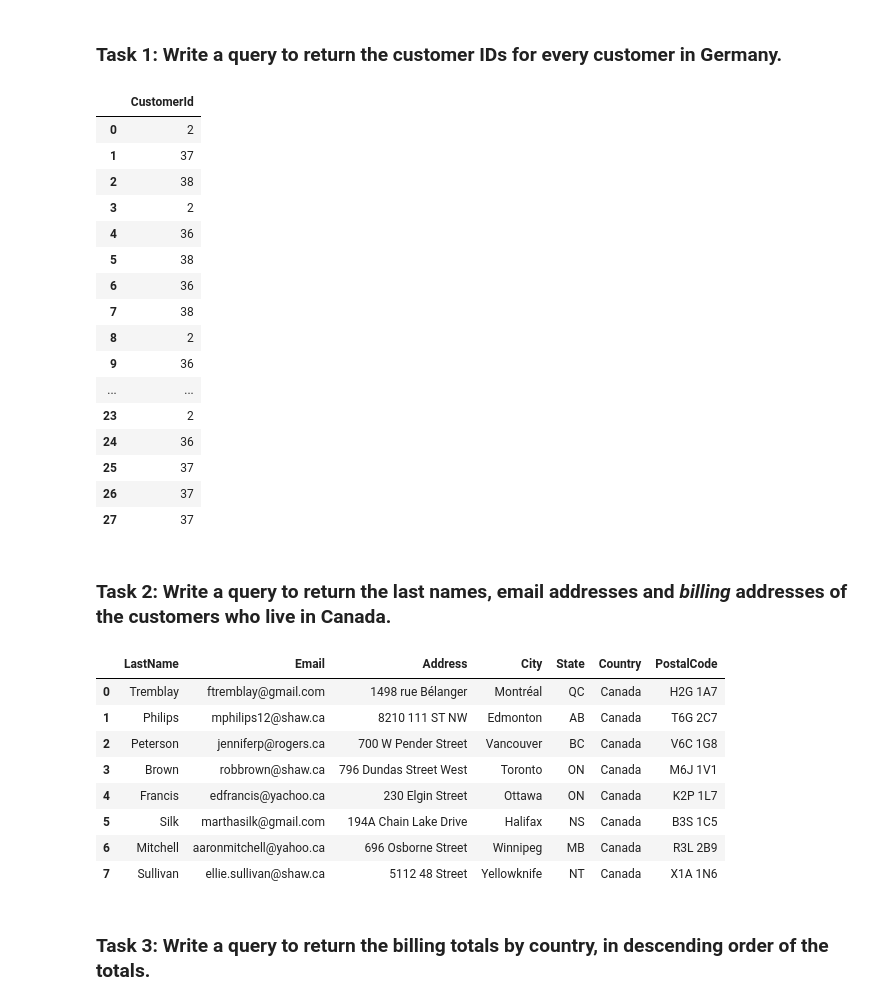
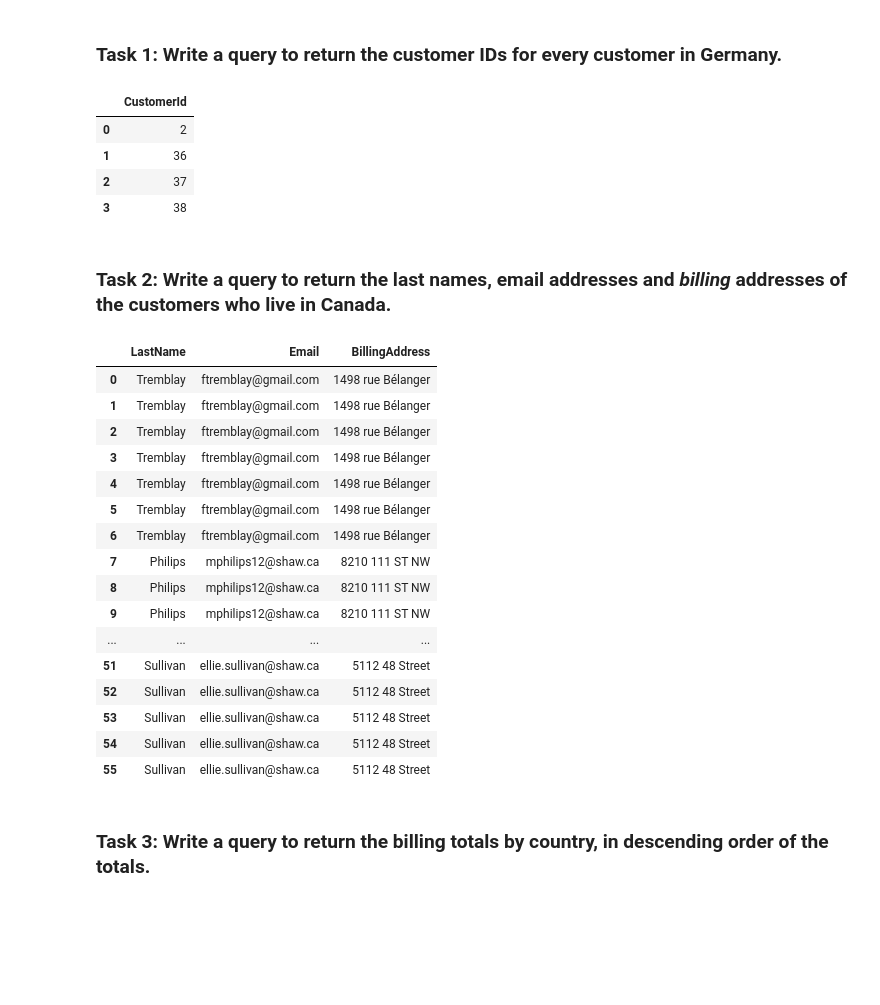
Before and after one commit to karisteph/NATL-DS-021924, a Jupyter notebook: Phase2/CodeChallengeReview/P2-Code-Challenge-Review-V3.ipynb, the cells around one changed output. Drawn from its saved outputs; the diff is of its cells as text; code cells hidden in the pictures; blank space fills up the shorter version.

```diff
--- a/Phase2/CodeChallengeReview/P2-Code-Challenge-Review-V3.ipynb
+++ b/Phase2/CodeChallengeReview/P2-Code-Challenge-Review-V3.ipynb
@@ -50,55 +50,47 @@ pd.read_sql(
 pd.read_sql(
     """
     SELECT CustomerId
-    FROM Invoice
-    WHERE BillingCountry = 'Germany'
+    FROM Customer
+    WHERE Country = 'Germany'
     """, conn
 )
 # %% [output]
 |  | CustomerId |
 | 0 | 2 |
-| 1 | 37 |
-| 2 | 38 |
-| 3 | 2 |
-| 4 | 36 |
-| 5 | 38 |
-| 6 | 36 |
-| 7 | 38 |
-| 8 | 2 |
-| 9 | 36 |
-| ... | ... |
-| 23 | 2 |
-| 24 | 36 |
-| 25 | 37 |
-| 26 | 37 |
-| 27 | 37 |
+| 1 | 36 |
+| 2 | 37 |
+| 3 | 38 |
 # %% [markdown]
 ### Task 2: Write a query to return the last names, email addresses and *billing* addresses of the customers who live in Canada.
 # %%
 #
 
 pd.read_sql(
     """
-    SELECT LastName,
-           Email,
-           Address,
-           City,
-           State,
-           Country,
-           PostalCode
-    FROM Customer
-    WHERE Country = 'Canada'
+    SELECT c.LastName, c.Email, i.BillingAddress
+    FROM Customer c
+    INNER JOIN Invoice i
+    ON c.CustomerId = i.CustomerId
+    WHERE c.Country = 'Canada'
     """, conn
 )
 # %% [output]
-|  | LastName | Email | Address | City | State | Country | PostalCode |
-| 0 | Tremblay | ftremblay@gmail.com | 1498 rue Bélanger | Montréal | QC | Canada | H2G 1A7 |
-| 1 | Philips | mphilips12@shaw.ca | 8210 111 ST NW | Edmonton | AB | Canada | T6G 2C7 |
-| 2 | Peterson | jenniferp@rogers.ca | 700 W Pender Street | Vancouver | BC | Canada | V6C 1G8 |
-| 3 | Brown | robbrown@shaw.ca | 796 Dundas Street West | Toronto | ON | Canada | M6J 1V1 |
-| 4 | Francis | edfrancis@yachoo.ca | 230 Elgin Street | Ottawa | ON | Canada | K2P 1L7 |
-| 5 | Silk | marthasilk@gmail.com | 194A Chain Lake Drive | Halifax | NS | Canada | B3S 1C5 |
-| 6 | Mitchell | aaronmitchell@yahoo.ca | 696 Osborne Street | Winnipeg | MB | Canada | R3L 2B9 |
-| 7 | Sullivan | ellie.sullivan@shaw.ca | 5112 48 Street | Yellowknife | NT | Canada | X1A 1N6 |
+|  | LastName | Email | BillingAddress |
+| 0 | Tremblay | ftremblay@gmail.com | 1498 rue Bélanger |
+| 1 | Tremblay | ftremblay@gmail.com | 1498 rue Bélanger |
+| 2 | Tremblay | ftremblay@gmail.com | 1498 rue Bélanger |
+| 3 | Tremblay | ftremblay@gmail.com | 1498 rue Bélanger |
+| 4 | Tremblay | ftremblay@gmail.com | 1498 rue Bélanger |
+| 5 | Tremblay | ftremblay@gmail.com | 1498 rue Bélanger |
+| 6 | Tremblay | ftremblay@gmail.com | 1498 rue Bélanger |
+| 7 | Philips | mphilips12@shaw.ca | 8210 111 ST NW |
+| 8 | Philips | mphilips12@shaw.ca | 8210 111 ST NW |
+| 9 | Philips | mphilips12@shaw.ca | 8210 111 ST NW |
+| ... | ... | ... | ... |
+| 51 | Sullivan | ellie.sullivan@shaw.ca | 5112 48 Street |
+| 52 | Sullivan | ellie.sullivan@shaw.ca | 5112 48 Street |
+| 53 | Sullivan | ellie.sullivan@shaw.ca | 5112 48 Street |
+| 54 | Sullivan | ellie.sullivan@shaw.ca | 5112 48 Street |
+| 55 | Sullivan | ellie.sullivan@shaw.ca | 5112 48 Street |
 # %% [markdown]
 ### Task 3: Write a query to return the billing totals by country, in descending order of the totals.
```
Also changed, not shown: parts of 25 cells of this notebook.
